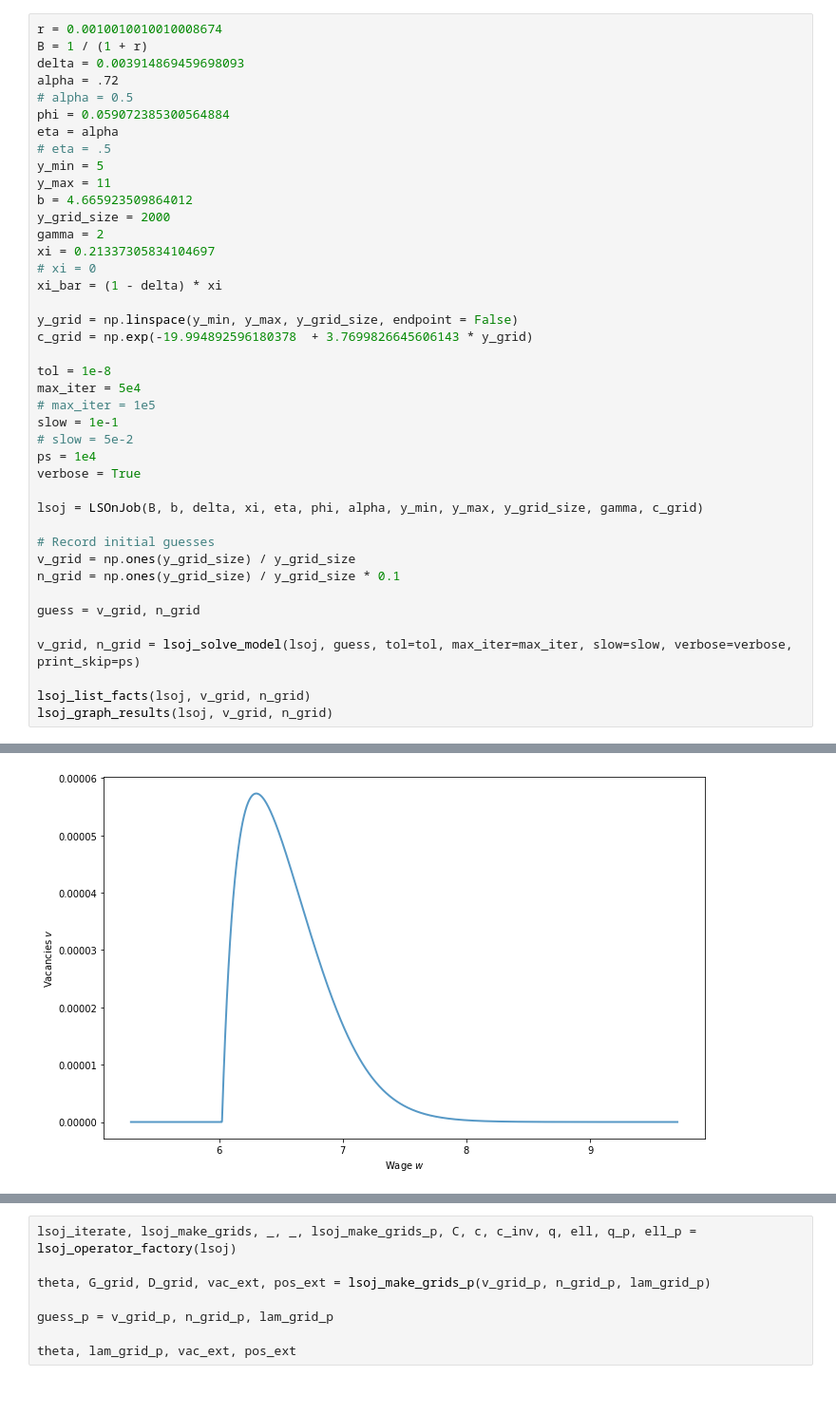
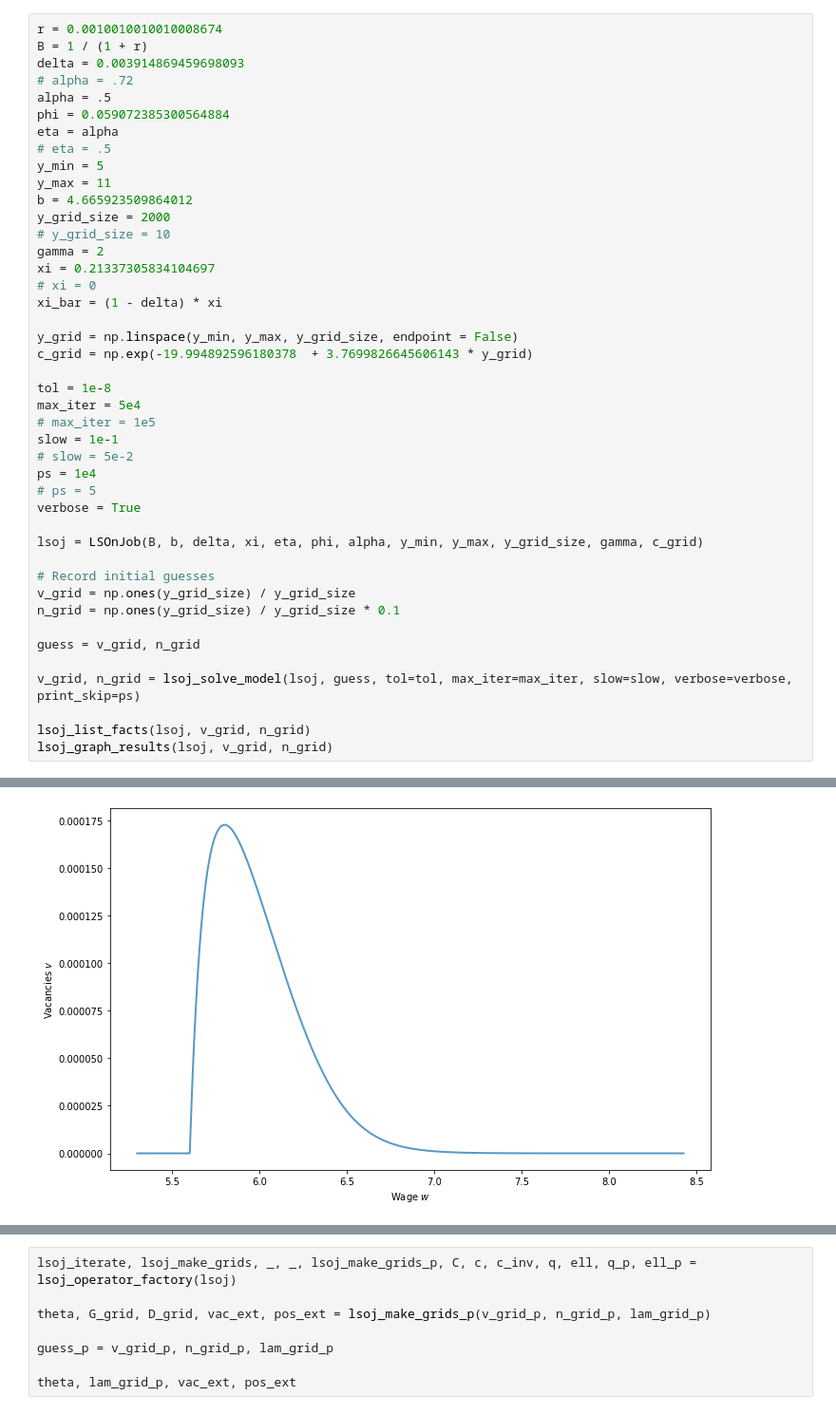
Before and after one commit to spspitze/Outsourcing, a Jupyter notebook: Python Code/LS OJS.ipynb, the cells around one changed output, grey strips where cells are left out. Shown at 95% size. Saved outputs shown, nothing was run; the diff lists cells and outputs as text.

```diff
--- a/Python Code/LS OJS.ipynb
+++ b/Python Code/LS OJS.ipynb
@@ -740,8 +797,8 @@ def lsoj_graph_results_p(lsoj, v_grid, n_grid, v_grid_p, n_grid_p, lam_grid_p,
 r = 0.0010010010010008674
 B = 1 / (1 + r)
 delta = 0.003914869459698093
-alpha = .72
-# alpha = 0.5
+# alpha = .72
+alpha = .5
 phi = 0.059072385300564884
 eta = alpha
 # eta = .5
@@ -749,6 +806,7 @@ y_min = 5
 y_max = 11
 b = 4.665923509864012
 y_grid_size = 2000
+# y_grid_size = 10
 gamma = 2
 xi = 0.21337305834104697
 # xi = 0
@@ -763,6 +821,7 @@ max_iter = 5e4
 slow = 1e-1
 # slow = 5e-2
 ps = 1e4
+# ps = 5
 verbose = True
 
 lsoj = LSOnJob(B, b, delta, xi, eta, phi, alpha, y_min, y_max, y_grid_size, gamma, c_grid)
@@ -792 +851 @@ Checking if vacancies + LoM imply right positions:
-[figure, old version]
+[figure, new version]
```
Also changed, not shown: parts of 12 cells of this notebook, 6 other files.
